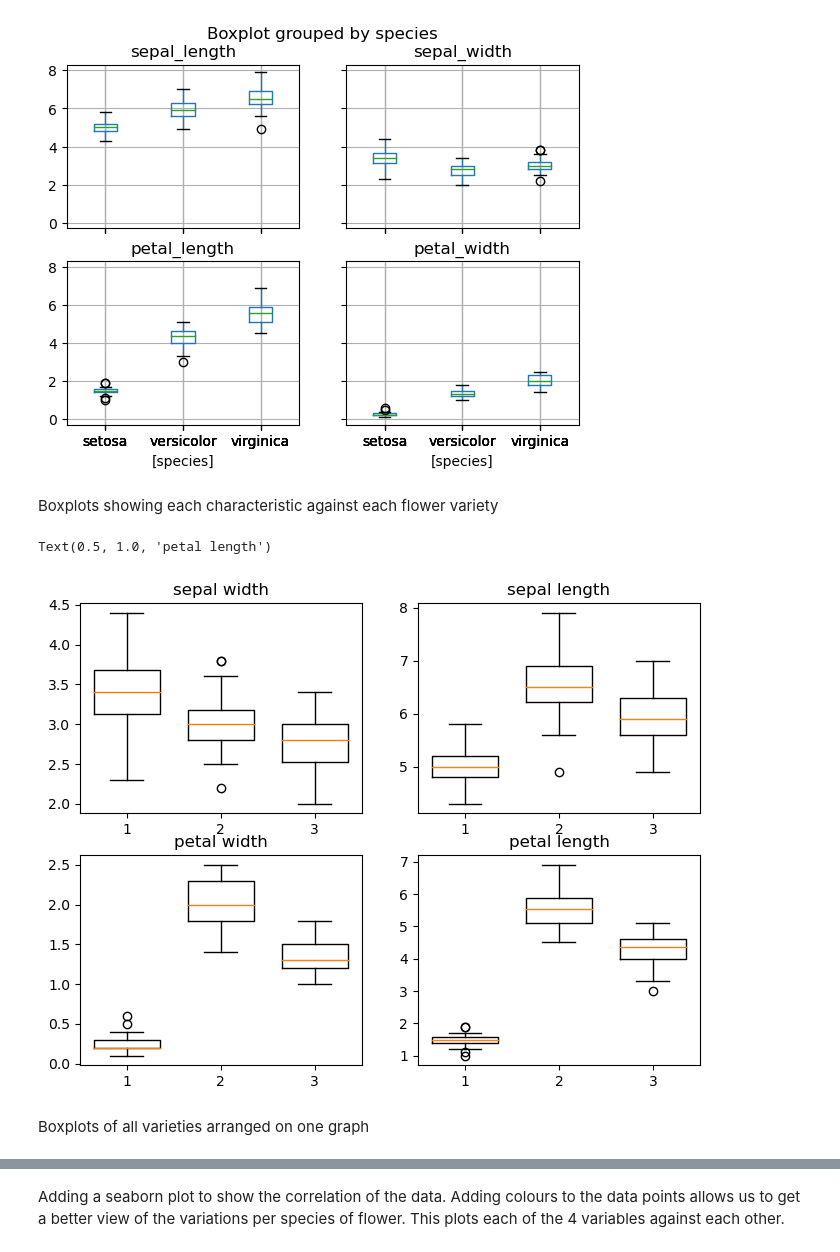
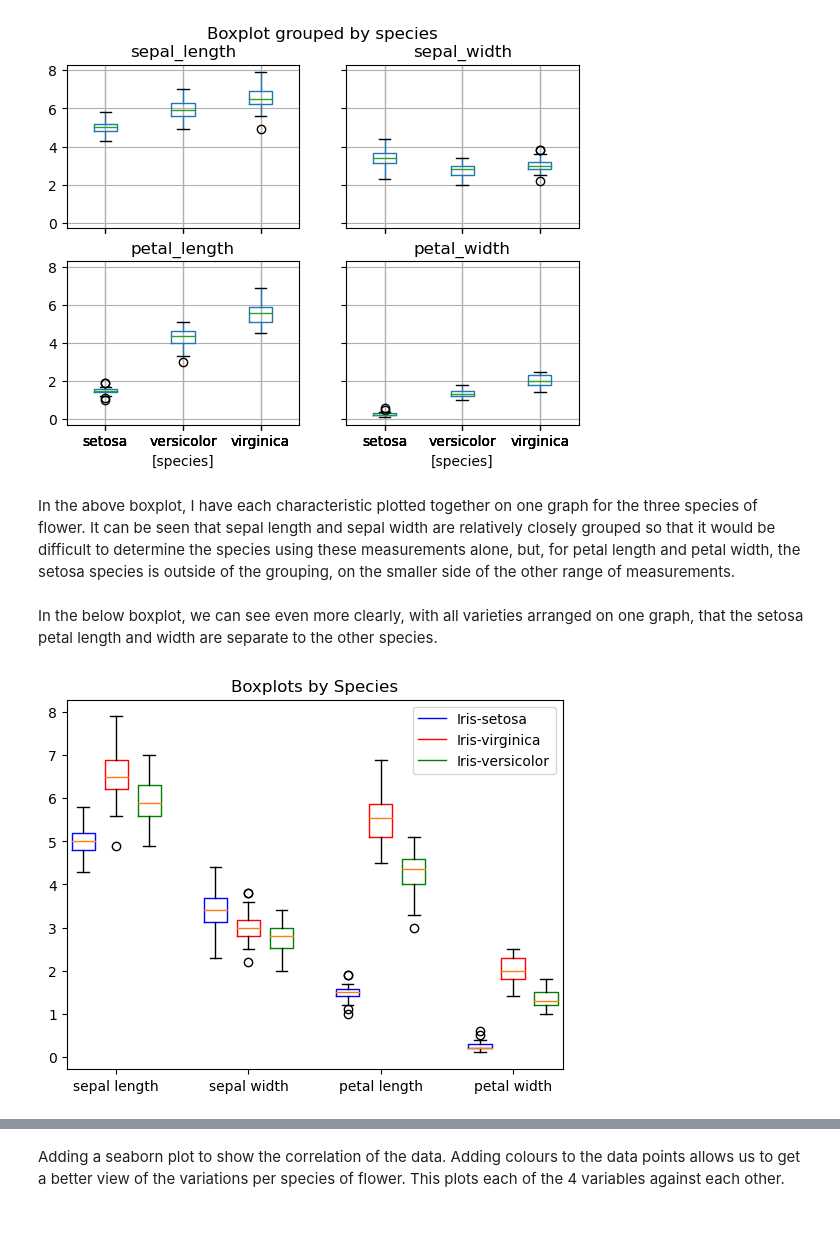
Before and after one commit to kevinsenan/4359-Fundamentals-of-Data-Analysis, a Jupyter notebook: Project.ipynb, the cells around one changed output, grey strips where cells are left out. Saved outputs shown, nothing was run; the diff lists cells and outputs as text; code cells hidden in the pictures; blank space fills up the shorter version.

```diff
--- a/Project.ipynb
+++ b/Project.ipynb
@@ -181,25 +160,35 @@ df.boxplot(column=["sepal_length", "sepal_width", "petal_length", "petal_width"]
 plt.savefig("Boxplot")
 # %% [output]
 [figure]
-# %% [markdown]
-Boxplots showing each characteristic against each flower variety
+# %% [markdown]
+In the above boxplot, I have each characteristic plotted together on one graph for the three species of flower. It can be seen that sepal length and sepal width are relatively closely grouped so that it would be difficult to determine the species using these measurements alone, but, for petal length and petal width, the setosa species is outside of the grouping, on the smaller side of the other range of measurements.
+# %% [markdown]
+In the below boxplot, we can see even more clearly, with all varieties arranged on one graph, that the setosa petal length and width are separate to the other species.
 # %%
-fig, ax = plt.subplots(2, 2, figsize=(8, 6))
+fig, ax = plt.subplots()
+def colour(plot):
+    plt.setp(plot['boxes'][0], color='blue')
+    plt.setp(plot['boxes'][1], color='red')
+    plt.setp(plot['boxes'][2], color='green')
+
 Sepal_Width = [df["sepal_width"][df.species == 'setosa'], df["sepal_width"][df.species == 'virginica'], df["sepal_width"][df.species == 'versicolor']]
 Sepal_Length = [df["sepal_length"][df.species == 'setosa'], df["sepal_length"][df.species == 'virginica'], df["sepal_length"][df.species == 'versicolor']]
 Petal_Width = [df["petal_width"][df.species == 'setosa'], df["petal_width"][df.species == 'virginica'], df["petal_width"][df.species == 'versicolor']]
 Petal_Length = [df["petal_length"][df.species == 'setosa'], df["petal_length"][df.species == 'virginica'], df["petal_length"][df.species == 'versicolor']]
 
-ax[0, 0].boxplot(Sepal_Width, widths = 0.7)
-ax[0, 0].set_title("sepal width")
-ax[0, 1].boxplot(Sepal_Length, widths = 0.7)
-ax[0, 1].set_title("sepal length")
-ax[1, 0].boxplot(Petal_Width, widths = 0.7)
-ax[1, 0].set_title("petal width")
-ax[1, 1].boxplot(Petal_Length, widths = 0.7)
-ax[1, 1].set_title("petal length")
+plot = plt.boxplot(Sepal_Length, positions = [1, 2, 3], widths = 0.7)
+colour(plot)
+plot = plt.boxplot(Sepal_Width, positions = [5, 6, 7], widths = 0.7)
+colour(plot)
+plot = plt.boxplot(Petal_Length, positions = [9, 10, 11], widths = 0.7)
+colour(plot)
+plot = plt.boxplot(Petal_Width, positions = [13, 14, 15], widths = 0.7)
+colour(plot)
+
+ax.set_xticks([2, 6, 10, 14])
+ax.set_xticklabels(['sepal length',	'sepal width',	'petal length',	'petal width'])
+ax.set_title('Boxplots by Species')
+ax.legend([plot["boxes"][0], plot["boxes"][1],plot["boxes"][2]], ['Iris-setosa', 'Iris-virginica', 'Iris-versicolor'], loc='upper right')
+plt.show()
 # %% [output]
-Text(0.5, 1.0, 'petal length')
-[figure, old version]
+[figure, new version]
-# %% [markdown]
-Boxplots of all varieties arranged on one graph
```
Also changed, not shown: parts of 5 cells of this notebook.
